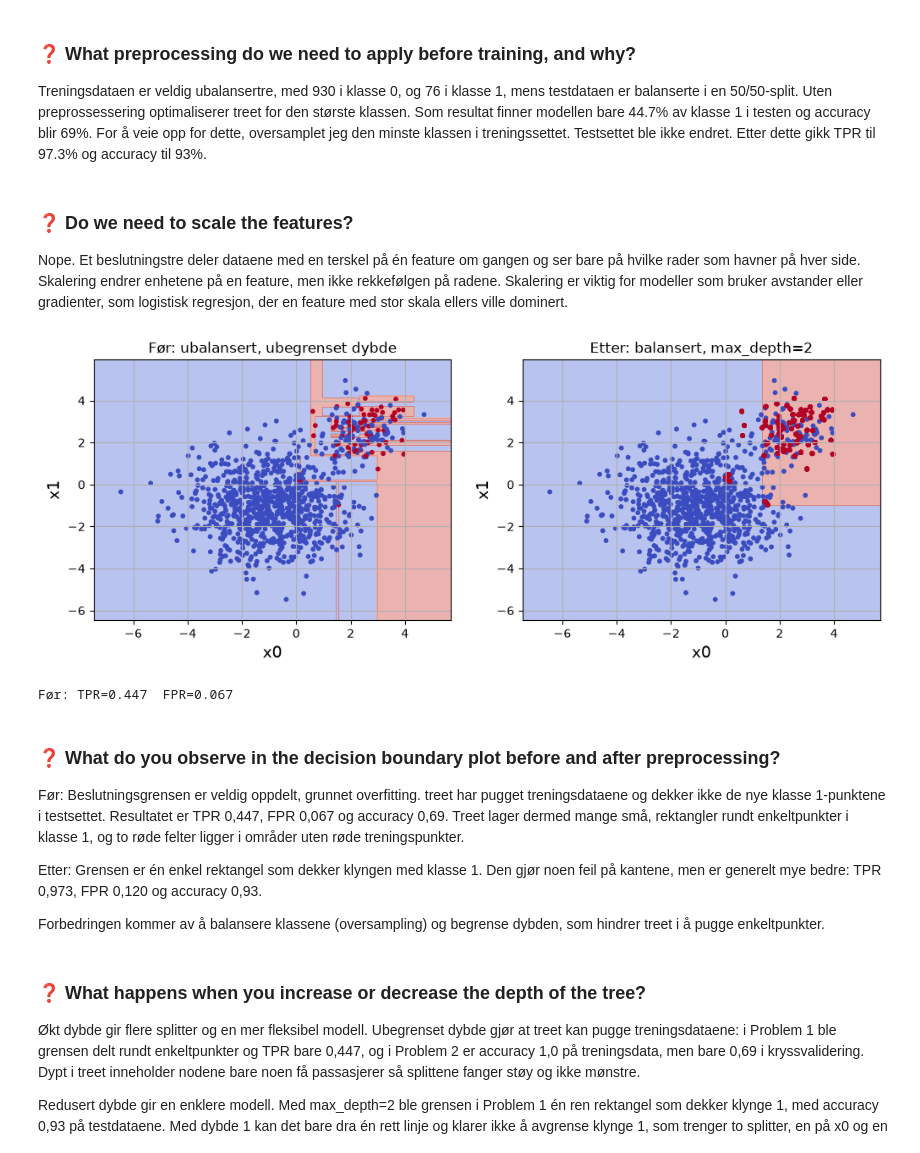
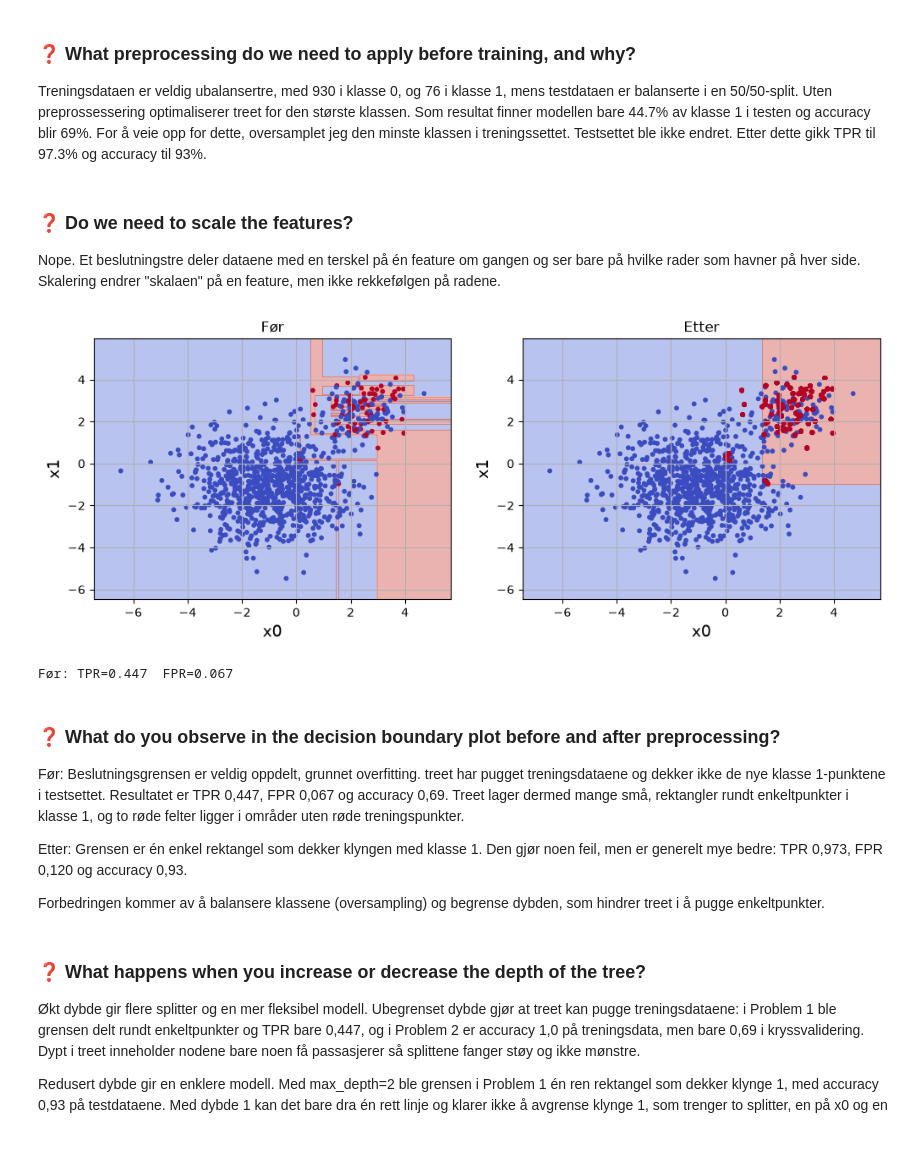
Before and after one commit to Jostrod/TDT4172, a Jupyter notebook: Assignment2/Problem2.ipynb, the cells around one changed output. Saved outputs shown, nothing was run; the diff lists cells and outputs as text; code cells hidden in the pictures.

```diff
--- a/Assignment2/Problem2.ipynb
+++ b/Assignment2/Problem2.ipynb
@@ -190,47 +189,47 @@ Etter dette gikk TPR til 97.3% og accuracy til 93%.
 ### ❓ Do we need to scale the features?
 
 Nope.
-Et beslutningstre deler dataene med en terskel på én feature om gangen og ser bare på hvilke rader som havner på hver side. Skalering endrer enhetene på en feature, men ikke rekkefølgen på radene. Skalering er viktig for modeller som bruker avstander eller gradienter, som  logistisk regresjon, der en feature med stor skala ellers ville dominert.
+Et beslutningstre deler dataene med en terskel på én feature om gangen og ser bare på hvilke rader som havner på hver side. Skalering endrer "skalaen" på en feature, men ikke rekkefølgen på radene.
 # %%
 # visualize the decision boundary
 x0_min, x0_max = train['x0'].min() - 1, train['x0'].max() + 1
 x1_min, x1_max = train['x1'].min() - 1, train['x1'].max() + 1
 xx0, xx1 = np.meshgrid(np.arange(x0_min, x0_max, 0.01),
                        np.arange(x1_min, x1_max, 0.01))
 
 grid = pd.DataFrame({'x0': xx0.ravel(), 'x1': xx1.ravel()})
 Z = model.predict(grid)
 Z = Z.reshape(xx0.shape)
 
 fig, axes = plt.subplots(1, 2, figsize=(12, 4))
 
 oppsett = [
-    (model_before, train[['x0', 'x1']], train['y'], 'Før: ubalansert, ubegrenset dybde'),
-    (model,        X_train,             y_train,    'Etter: balansert, max_depth=2'),
+    (model_before, train[['x0', 'x1']], train['y'], 'Før'),
+    (model,        X_train,             y_train,    'Etter'),
 ]
 
 for ax, (m, X, y, tittel) in zip(axes, oppsett):
     Z = m.predict(grid).reshape(xx0.shape)
     ax.contourf(xx0, xx1, Z, alpha=0.4, cmap='coolwarm')
     ax.scatter(X['x0'], X['x1'], c=y, cmap='coolwarm', s=10)
     ax.grid(True)
     ax.set_xlabel('x0', fontsize=14)
     ax.set_ylabel('x1', fontsize=14)
     ax.set_title(tittel, fontsize=12)
 
 plt.show()
 
 tn, fp, fn, tp = confusion_matrix(y_test, model_before.predict(X_test)).ravel()
 print(f"Før: TPR={tp/(tp+fn):.3f}  FPR={fp/(fp+tn):.3f}")
 # %% [output]
-[figure, old version]
+[figure, new version]
 Før: TPR=0.447  FPR=0.067
 # %% [markdown]
 ### ❓ What do you observe in the decision boundary plot before and after preprocessing?
 
 Før: Beslutningsgrensen er veldig oppdelt, grunnet overfitting. treet har pugget treningsdataene og dekker ikke de nye klasse 1-punktene i testsettet. Resultatet er TPR 0,447, FPR 0,067 og accuracy 0,69. Treet lager dermed mange små, rektangler rundt enkeltpunkter i klasse 1, og to røde felter ligger i områder uten røde treningspunkter.
 
-Etter: Grensen er én enkel rektangel som dekker klyngen med klasse 1. Den gjør noen feil på kantene, men er generelt mye bedre: TPR 0,973, FPR 0,120 og accuracy 0,93.
+Etter: Grensen er én enkel rektangel som dekker klyngen med klasse 1. Den gjør noen feil, men er generelt mye bedre: TPR 0,973, FPR 0,120 og accuracy 0,93.
 
 Forbedringen kommer av å balansere klassene (oversampling) og begrense dybden, som hindrer treet i å pugge enkeltpunkter.
 # %% [markdown]
```
Also changed, not shown: parts of 8 cells of this notebook.
